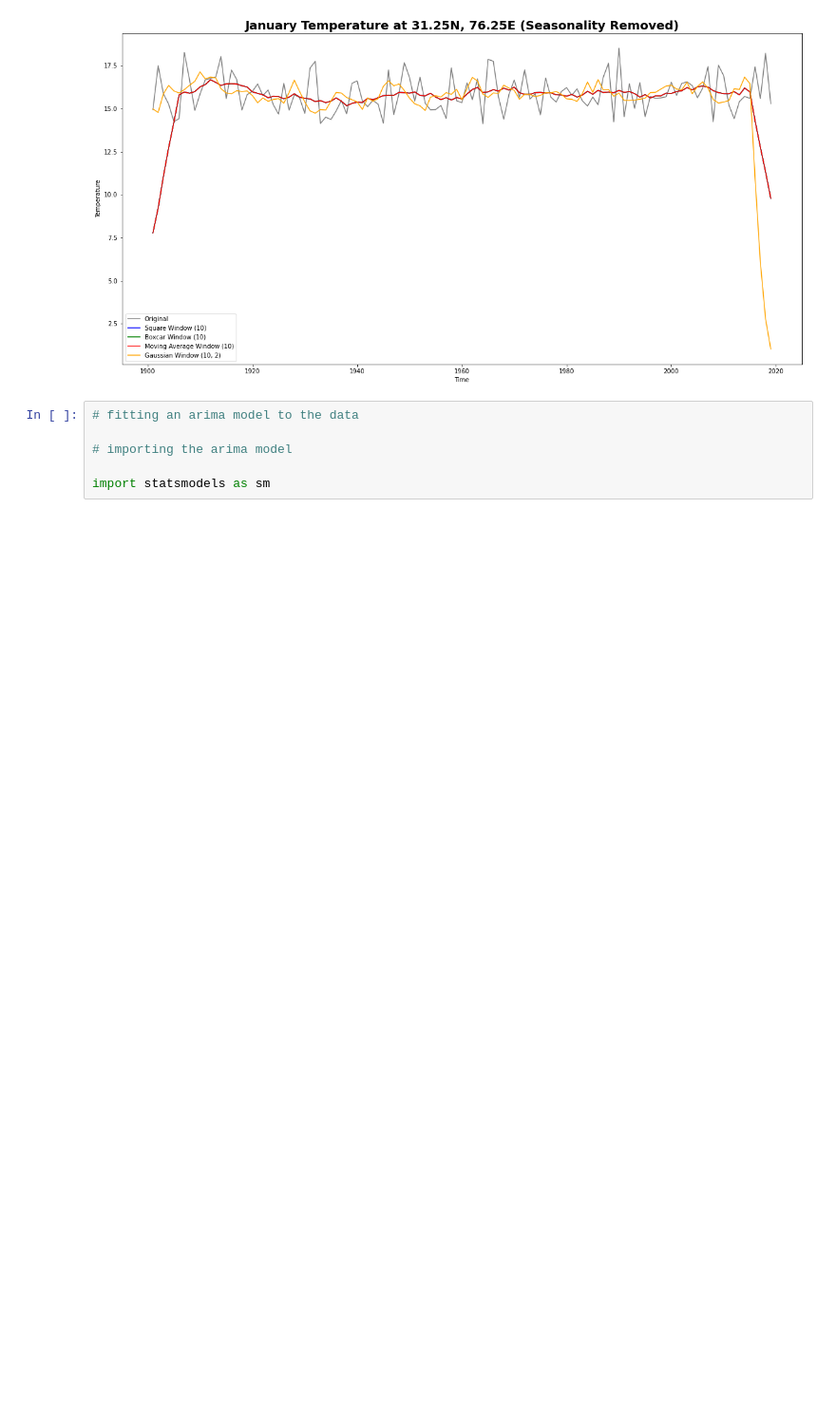
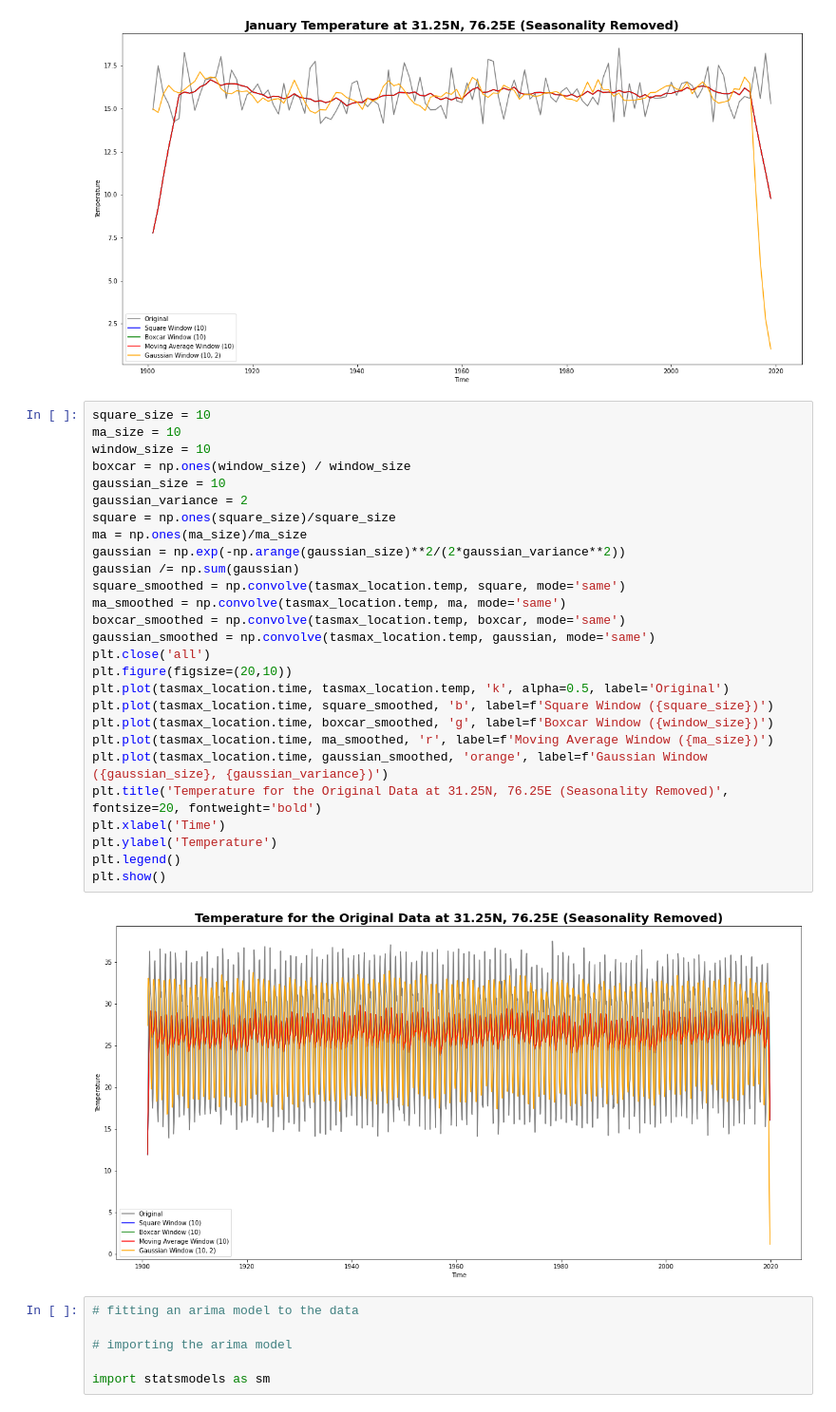
Before and after one commit to alliajagbe/time-series, a Jupyter notebook: timedata2.ipynb, the cells around one changed output. Shown at 95% size. Drawn from its saved outputs; the diff is of its cells as text; blank space fills up the shorter version.

```diff
--- a/timedata2.ipynb
+++ b/timedata2.ipynb
@@ -355,6 +355,35 @@ plt.legend()
 plt.show()
 # %% [output]
 [figure]
+# %%
+square_size = 10
+ma_size = 10
+window_size = 10
+boxcar = np.ones(window_size) / window_size
+gaussian_size = 10
+gaussian_variance = 2
+square = np.ones(square_size)/square_size
+ma = np.ones(ma_size)/ma_size
+gaussian = np.exp(-np.arange(gaussian_size)**2/(2*gaussian_variance**2))
+gaussian /= np.sum(gaussian)
+square_smoothed = np.convolve(tasmax_location.temp, square, mode='same')
+ma_smoothed = np.convolve(tasmax_location.temp, ma, mode='same')
+boxcar_smoothed = np.convolve(tasmax_location.temp, boxcar, mode='same')
+gaussian_smoothed = np.convolve(tasmax_location.temp, gaussian, mode='same')
+plt.close('all')
+plt.figure(figsize=(20,10))
+plt.plot(tasmax_location.time, tasmax_location.temp, 'k', alpha=0.5, label='Original')
+plt.plot(tasmax_location.time, square_smoothed, 'b', label=f'Square Window ({square_size})')
+plt.plot(tasmax_location.time, boxcar_smoothed, 'g', label=f'Boxcar Window ({window_size})')
+plt.plot(tasmax_location.time, ma_smoothed, 'r', label=f'Moving Average Window ({ma_size})')
+plt.plot(tasmax_location.time, gaussian_smoothed, 'orange', label=f'Gaussian Window ({gaussian_size}, {gaussian_variance})')
+plt.title('Temperature for the Original Data at 31.25N, 76.25E (Seasonality Removed)', fontsize=20, fontweight='bold')
+plt.xlabel('Time')
+plt.ylabel('Temperature')
+plt.legend()
+plt.show()
+# %% [output]
+[figure, added]
 # %%
 # fitting an arima model to the data
 
```
